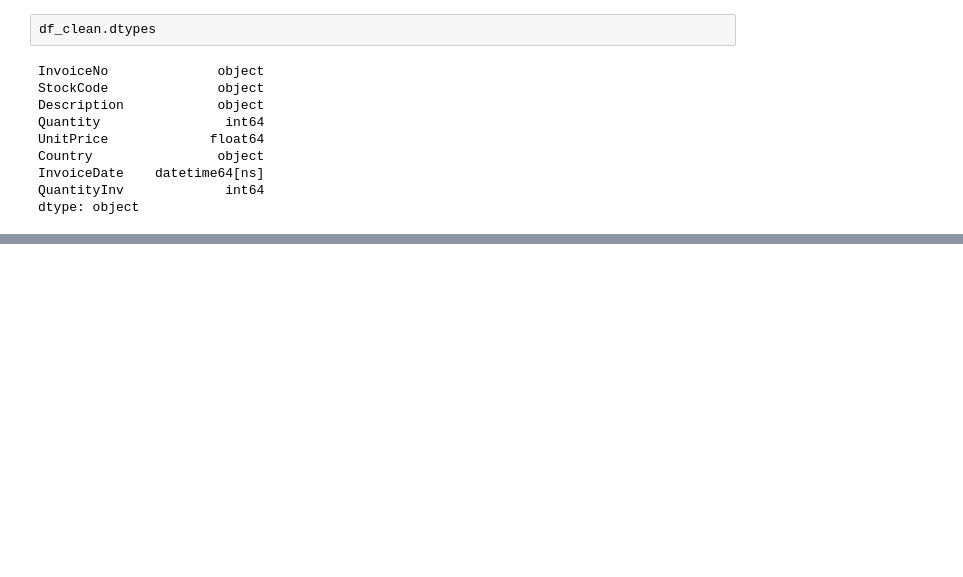
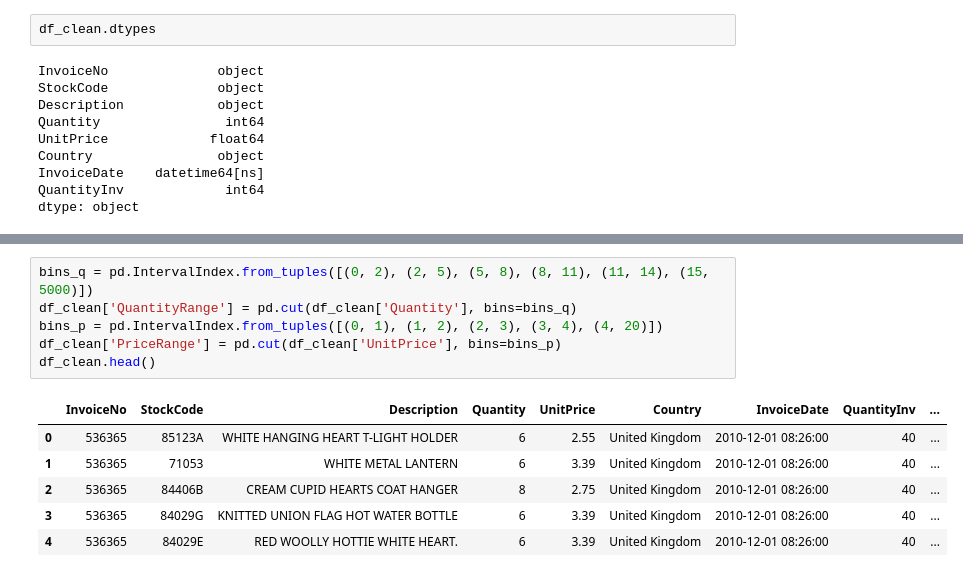
Before and after one commit to AmirMotefaker/Predicting-Sales-Ecommerce, a Jupyter notebook: predicting-sales-ecommerce.ipynb, the cells around one changed output, grey strips where cells are left out. Cells and saved outputs as stored; diff of their text form; blank space fills up the shorter version.

```diff
--- a/predicting-sales-ecommerce.ipynb
+++ b/predicting-sales-ecommerce.ipynb
@@ -665,0 +669,13 @@ dtype: object
+# %%
+bins_q = pd.IntervalIndex.from_tuples([(0, 2), (2, 5), (5, 8), (8, 11), (11, 14), (15, 5000)])
+df_clean['QuantityRange'] = pd.cut(df_clean['Quantity'], bins=bins_q)
+bins_p = pd.IntervalIndex.from_tuples([(0, 1), (1, 2), (2, 3), (3, 4), (4, 20)])
+df_clean['PriceRange'] = pd.cut(df_clean['UnitPrice'], bins=bins_p)
+df_clean.head()
+# %% [output]
+|  | InvoiceNo | StockCode | Description | Quantity | UnitPrice | Country | InvoiceDate | QuantityInv | ... |
+| 0 | 536365 | 85123A | WHITE HANGING HEART T-LIGHT HOLDER | 6 | 2.55 | United Kingdom | 2010-12-01 08:26:00 | 40 | ... |
+| 1 | 536365 | 71053 | WHITE METAL LANTERN | 6 | 3.39 | United Kingdom | 2010-12-01 08:26:00 | 40 | ... |
+| 2 | 536365 | 84406B | CREAM CUPID HEARTS COAT HANGER | 8 | 2.75 | United Kingdom | 2010-12-01 08:26:00 | 40 | ... |
+| 3 | 536365 | 84029G | KNITTED UNION FLAG HOT WATER BOTTLE | 6 | 3.39 | United Kingdom | 2010-12-01 08:26:00 | 40 | ... |
+| 4 | 536365 | 84029E | RED WOOLLY HOTTIE WHITE HEART. | 6 | 3.39 | United Kingdom | 2010-12-01 08:26:00 | 40 | ... |
```
Also changed, not shown: parts of 2 cells of this notebook.
